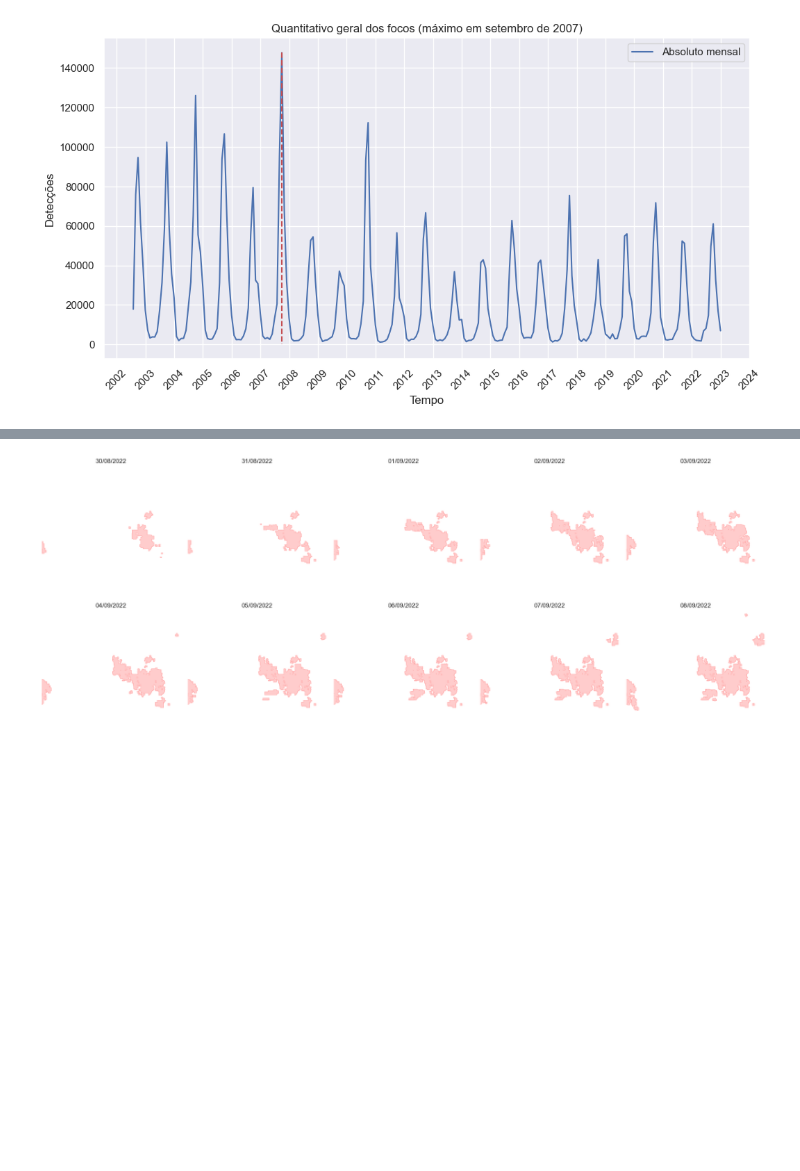
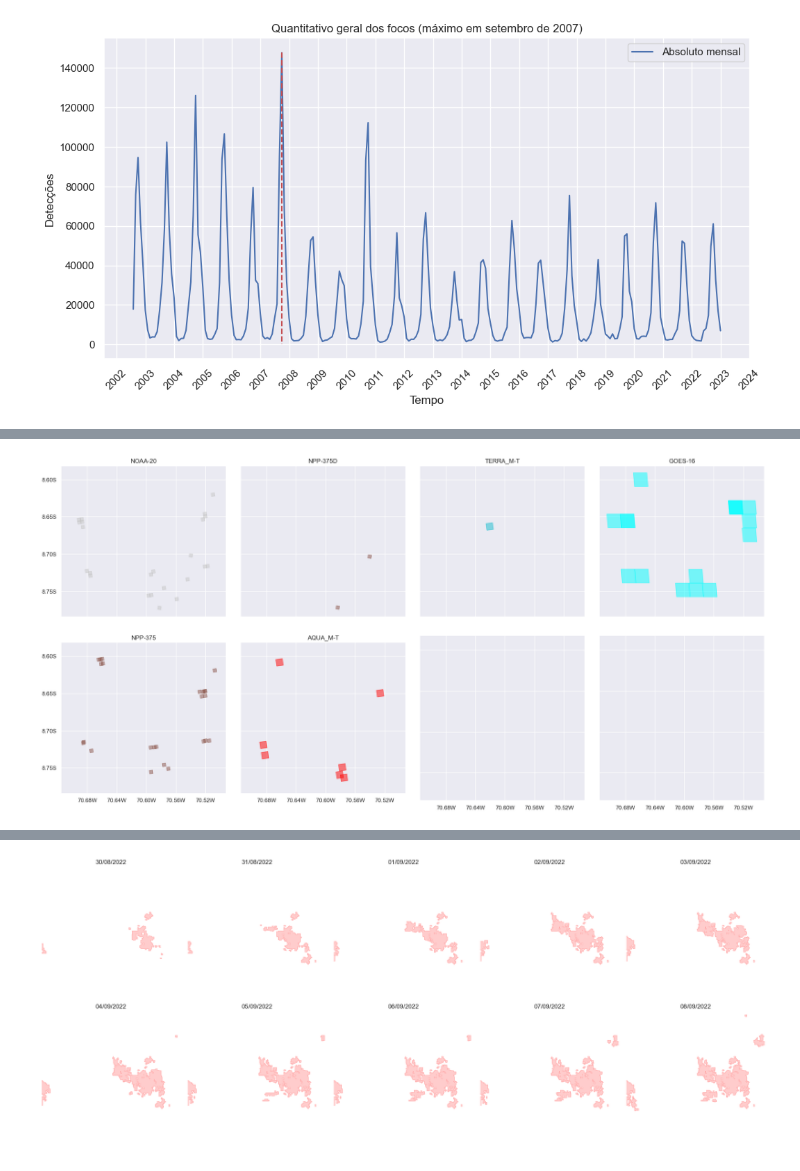
Before and after one commit to josebraz/INPE-Queimadas, a Jupyter notebook: Queimadas.ipynb, the cells around one changed output, grey strips where cells are left out. Saved outputs shown, nothing was run; the diff lists cells and outputs as text; code cells hidden in the pictures; blank space fills up the shorter version.

```diff
--- a/Queimadas.ipynb
+++ b/Queimadas.ipynb
@@ -593,3 +726,9 @@ class SatellitesMeasureGeometry:
+# %%
+center_lat, center_lon, size = -8.70, -70.60, 0.20
+data_temp = sub_space_by_center(df.query("'2022-09-02 00:00:00-03:00' < datahora < '2022-09-02 23:59:59-03:00'"), center_lat, center_lon, size)
+show_separated_satelittes(data_temp)
+# %% [output]
+[figure, added]
 # %%
 from pyproj import Geod
 
```
Also changed, not shown: parts of 13 cells of this notebook, 3 other files.
